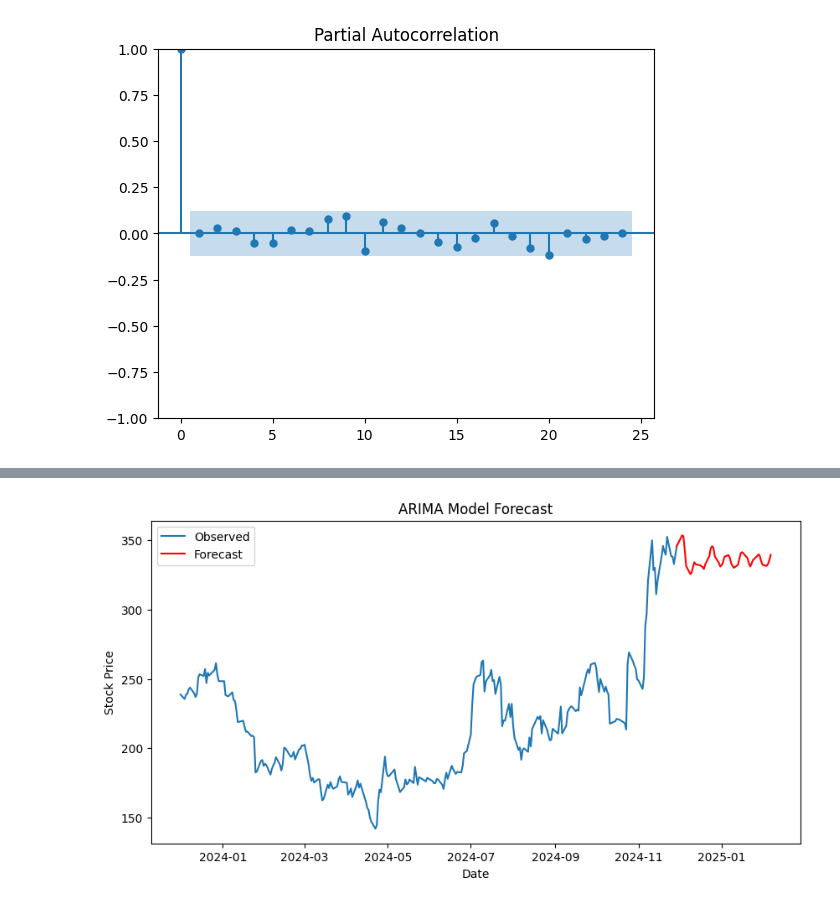
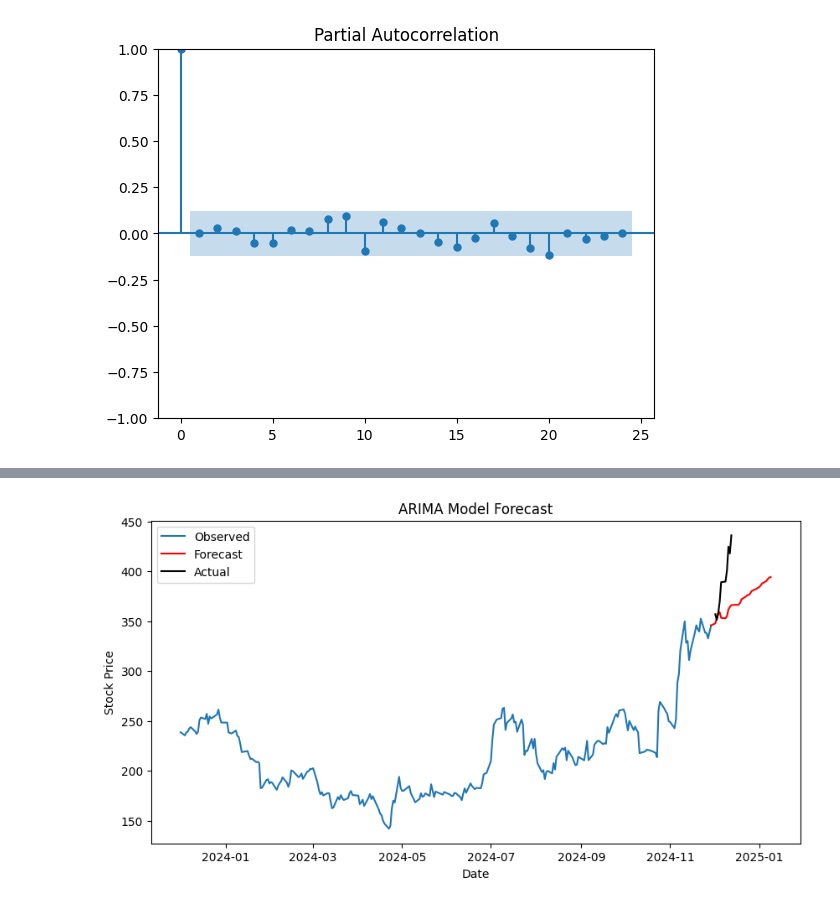
Before and after one commit to Prerana-walvekar/Python, a Jupyter notebook: TSLA ARIMA.ipynb, the cells around one changed output, grey strips where cells are left out. Saved outputs shown, nothing was run; the diff lists cells and outputs as text; code cells hidden in the pictures.

Commit message:
ARIMA prediction

```diff
--- a/TSLA ARIMA.ipynb
+++ b/TSLA ARIMA.ipynb
@@ -228,5 +230,5 @@ Warnings:
 # %%
-model_ARIMA=ARIMA(df['Close'],order=(20,1,12))
+model_ARIMA=ARIMA(df['Close'],order=(15,2,3))
 model_ARIMA_fit = model_ARIMA.fit()
 # %%
 model_ARIMA_fit.summary()
@@ -262,2 +264,5 @@ SARIMAX Results
 Warnings:
 [1] Covariance matrix calculated using the outer product of gradients (complex-step).
+# %%
+df1 = yf.download(ticker,start='2024-12-1',end=date.today())
+df1
@@ -263,0 +284,3 @@ Warnings:
+# %%
+pred_arima=model_ARIMA_fit.predict(start=datetime(2023,12,1),end=datetime(2024,11,29))
+residuals=df['Close']-pred_arima
@@ -263,0 +297,2 @@ Warnings:
+# %%
+df['Predicted_ARIMA']=pred_arima
@@ -264,19 +304,20 @@ Warnings:
 # %%
-forecast_steps = 50
+forecast_steps = 30
 forecast = model_ARIMA_fit.forecast(steps=forecast_steps)
 
 # Create a forecasted index (next 30 days)
 forecast_index = pd.date_range(start=df.index[-1] + pd.Timedelta(days=0), periods=forecast_steps, freq='B')
 
 # Step 6: Visualize the results
 plt.figure(figsize=(10, 5))
 plt.plot(df['Close'], label='Observed')
 
 plt.plot(forecast_index, forecast, label='Forecast', color='red')
+plt.plot(df1['Close'],label='Actual',color='Black')
 plt.title('ARIMA Model Forecast')
 plt.xlabel('Date')
 plt.ylabel('Stock Price')
 plt.legend()
 plt.show()
 # %% [output]
-[figure, old version]
+[figure, new version]
```
Also changed, not shown: parts of 11 cells of this notebook.
